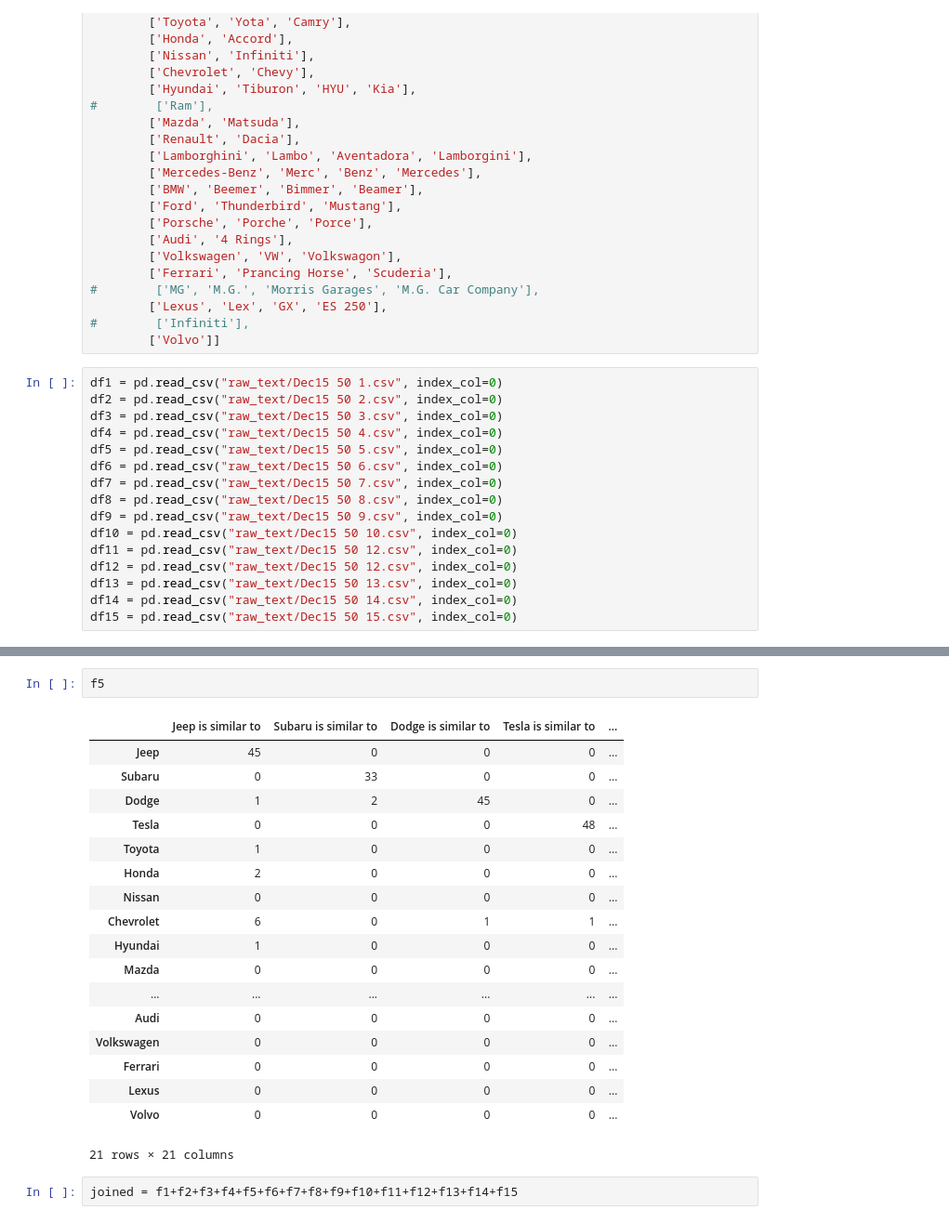
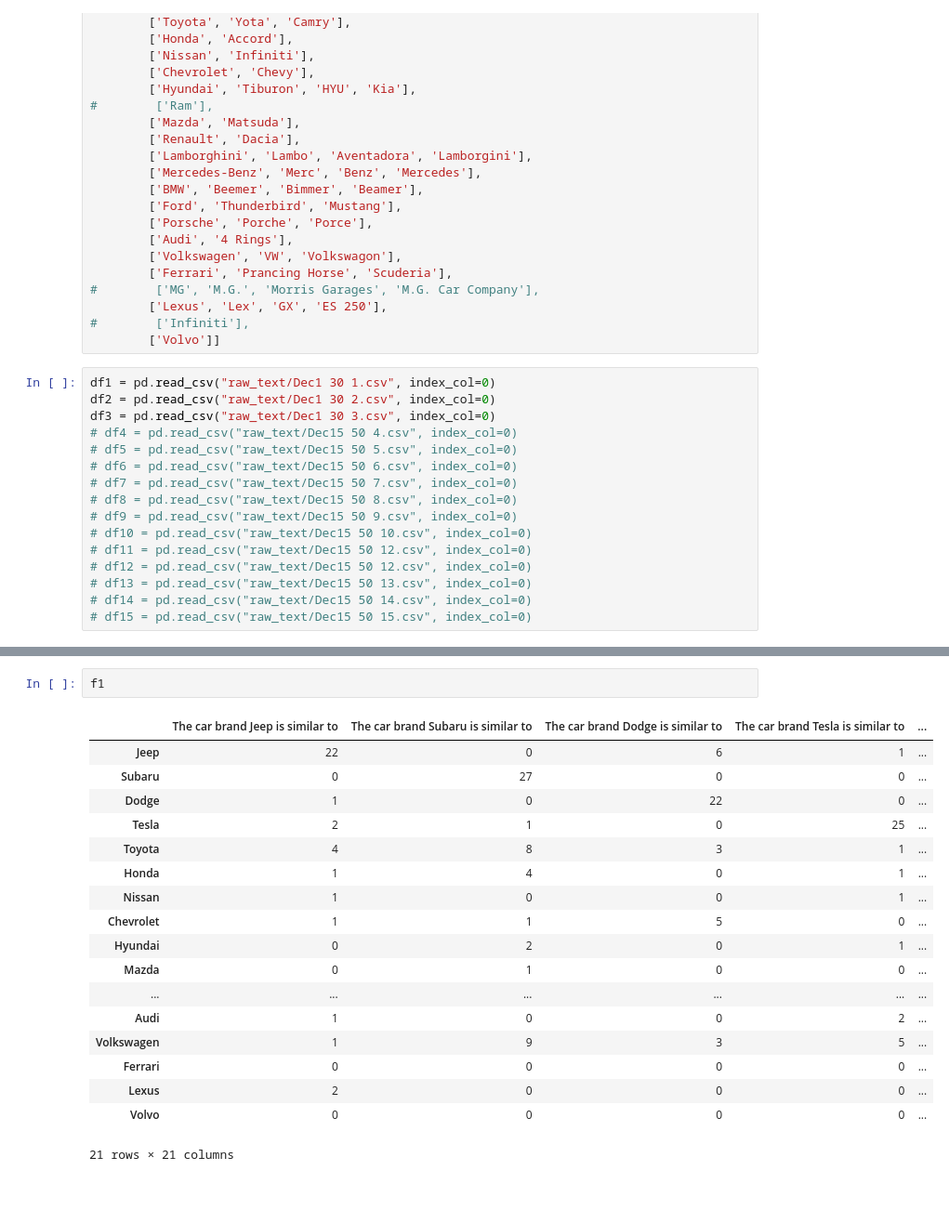
Before and after one commit to albtang/Katona-AI-Research, a Jupyter notebook: src/car_data/parser.ipynb, the cells around one changed output, grey strips where cells are left out. Shown: that part at 93% size. Saved outputs shown, nothing was run; the diff lists cells and outputs as text; blank space fills up the shorter version.

```diff
--- a/src/car_data/parser.ipynb
+++ b/src/car_data/parser.ipynb
@@ -42,19 +42,19 @@ car_aliases = [['Jeep', 'Fiat', 'Chrysler'],
 #        ['Infiniti'],
         ['Volvo']]
 # %%
-df1 = pd.read_csv("raw_text/Dec15 50 1.csv", index_col=0)
-df2 = pd.read_csv("raw_text/Dec15 50 2.csv", index_col=0)
-df3 = pd.read_csv("raw_text/Dec15 50 3.csv", index_col=0)
-df4 = pd.read_csv("raw_text/Dec15 50 4.csv", index_col=0)
-df5 = pd.read_csv("raw_text/Dec15 50 5.csv", index_col=0)
-df6 = pd.read_csv("raw_text/Dec15 50 6.csv", index_col=0)
-df7 = pd.read_csv("raw_text/Dec15 50 7.csv", index_col=0)
-df8 = pd.read_csv("raw_text/Dec15 50 8.csv", index_col=0)
-df9 = pd.read_csv("raw_text/Dec15 50 9.csv", index_col=0)
-df10 = pd.read_csv("raw_text/Dec15 50 10.csv", index_col=0)
-df11 = pd.read_csv("raw_text/Dec15 50 12.csv", index_col=0)
-df12 = pd.read_csv("raw_text/Dec15 50 12.csv", index_col=0)
-df13 = pd.read_csv("raw_text/Dec15 50 13.csv", index_col=0)
-df14 = pd.read_csv("raw_text/Dec15 50 14.csv", index_col=0)
-df15 = pd.read_csv("raw_text/Dec15 50 15.csv", index_col=0)
+df1 = pd.read_csv("raw_text/Dec1 30 1.csv", index_col=0)
+df2 = pd.read_csv("raw_text/Dec1 30 2.csv", index_col=0)
+df3 = pd.read_csv("raw_text/Dec1 30 3.csv", index_col=0)
+# df4 = pd.read_csv("raw_text/Dec15 50 4.csv", index_col=0)
+# df5 = pd.read_csv("raw_text/Dec15 50 5.csv", index_col=0)
+# df6 = pd.read_csv("raw_text/Dec15 50 6.csv", index_col=0)
+# df7 = pd.read_csv("raw_text/Dec15 50 7.csv", index_col=0)
+# df8 = pd.read_csv("raw_text/Dec15 50 8.csv", index_col=0)
+# df9 = pd.read_csv("raw_text/Dec15 50 9.csv", index_col=0)
+# df10 = pd.read_csv("raw_text/Dec15 50 10.csv", index_col=0)
+# df11 = pd.read_csv("raw_text/Dec15 50 12.csv", index_col=0)
+# df12 = pd.read_csv("raw_text/Dec15 50 12.csv", index_col=0)
+# df13 = pd.read_csv("raw_text/Dec15 50 13.csv", index_col=0)
+# df14 = pd.read_csv("raw_text/Dec15 50 14.csv", index_col=0)
+# df15 = pd.read_csv("raw_text/Dec15 50 15.csv", index_col=0)
 # %%
@@ -92,23 +92,21 @@ f15 = process_responses(df15, car_aliases, None)
-# %%
-f5
-# %% [output]
-|  | Jeep is similar to | Subaru is similar to | Dodge is similar to | Tesla is similar to | ... |
-| Jeep | 45 | 0 | 0 | 0 | ... |
-| Subaru | 0 | 33 | 0 | 0 | ... |
-| Dodge | 1 | 2 | 45 | 0 | ... |
-| Tesla | 0 | 0 | 0 | 48 | ... |
-| Toyota | 1 | 0 | 0 | 0 | ... |
-| Honda | 2 | 0 | 0 | 0 | ... |
-| Nissan | 0 | 0 | 0 | 0 | ... |
-| Chevrolet | 6 | 0 | 1 | 1 | ... |
-| Hyundai | 1 | 0 | 0 | 0 | ... |
-| Mazda | 0 | 0 | 0 | 0 | ... |
-| ... | ... | ... | ... | ... | ... |
-| Audi | 0 | 0 | 0 | 0 | ... |
-| Volkswagen | 0 | 0 | 0 | 0 | ... |
-| Ferrari | 0 | 0 | 0 | 0 | ... |
-| Lexus | 0 | 0 | 0 | 0 | ... |
-| Volvo | 0 | 0 | 0 | 0 | ... |
-21 rows × 21 columns
-# %%
-joined = f1+f2+f3+f4+f5+f6+f7+f8+f9+f10+f11+f12+f13+f14+f15
+# %%
+f1
+# %% [output]
+|  | The car brand Jeep is similar to | The car brand Subaru is similar to | The car brand Dodge is similar to | The car brand Tesla is similar to | ... |
+| Jeep | 22 | 0 | 6 | 1 | ... |
+| Subaru | 0 | 27 | 0 | 0 | ... |
+| Dodge | 1 | 0 | 22 | 0 | ... |
+| Tesla | 2 | 1 | 0 | 25 | ... |
+| Toyota | 4 | 8 | 3 | 1 | ... |
+| Honda | 1 | 4 | 0 | 1 | ... |
+| Nissan | 1 | 0 | 0 | 1 | ... |
+| Chevrolet | 1 | 1 | 5 | 0 | ... |
+| Hyundai | 0 | 2 | 0 | 1 | ... |
+| Mazda | 0 | 1 | 0 | 0 | ... |
+| ... | ... | ... | ... | ... | ... |
+| Audi | 1 | 0 | 0 | 2 | ... |
+| Volkswagen | 1 | 9 | 3 | 5 | ... |
+| Ferrari | 0 | 0 | 0 | 0 | ... |
+| Lexus | 2 | 0 | 0 | 0 | ... |
+| Volvo | 0 | 0 | 0 | 0 | ... |
+21 rows × 21 columns
```
Also changed, not shown: parts of 4 cells of this notebook, 1 other file.
